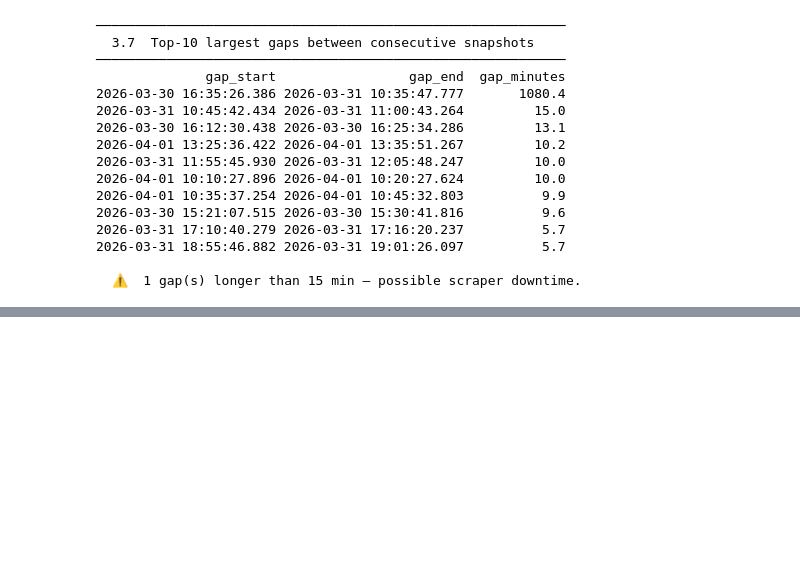
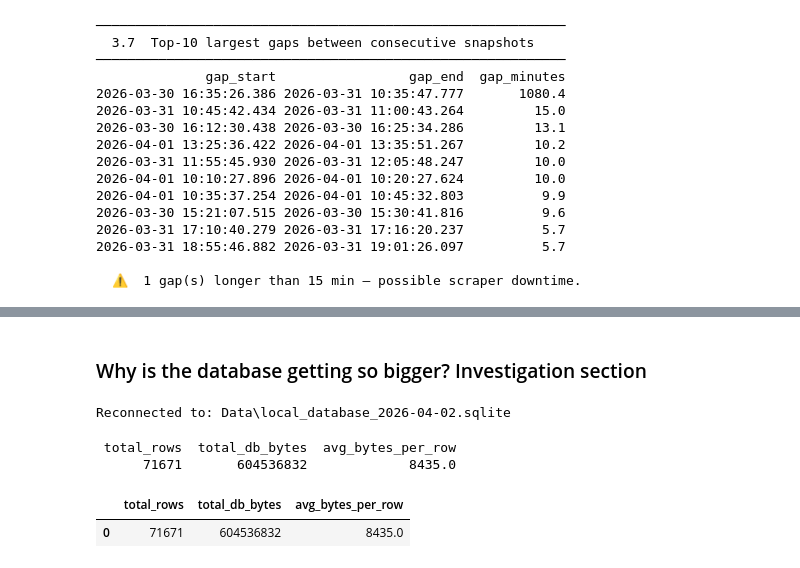
Before and after one commit to AB3rnhard/DABE_Thesis_Hoefer_Khanh, a Jupyter notebook: Health check SQL database.ipynb, the cells around one changed output, grey strips where cells are left out. Cells and saved outputs as stored; diff of their text form; code cells hidden in the pictures; blank space fills up the shorter version.

```diff
--- a/Health check SQL database.ipynb
+++ b/Health check SQL database.ipynb
@@ -388,3 +389,26 @@ print("Connection closed.")
   Largest gap (min)  : 1080.4  ⚠️
 ============================================================
 Connection closed.
+# %% [markdown]
+### Why is the database getting so bigger? Investigation section
+# %%
+#open the database for the next cells
+conn = sqlite3.connect(str(local_path))
+cursor = conn.cursor()
+print(f"Reconnected to: {local_path}")
+# %% [output]
+Reconnected to: Data\local_database_2026-04-02.sqlite
+# %%
+# Average bytes per row
+q("""
+    SELECT
+        COUNT(*)                        AS total_rows,
+        page_count * page_size          AS total_db_bytes,
+        ROUND(page_count * page_size * 1.0 / COUNT(*), 0) AS avg_bytes_per_row
+    FROM markets, pragma_page_count(), pragma_page_size()
+""")
+# %% [output]
+ total_rows  total_db_bytes  avg_bytes_per_row
+      71671       604536832             8435.0
+|  | total_rows | total_db_bytes | avg_bytes_per_row |
+| 0 | 71671 | 604536832 | 8435.0 |
```
Also changed, not shown: parts of 11 cells of this notebook.
